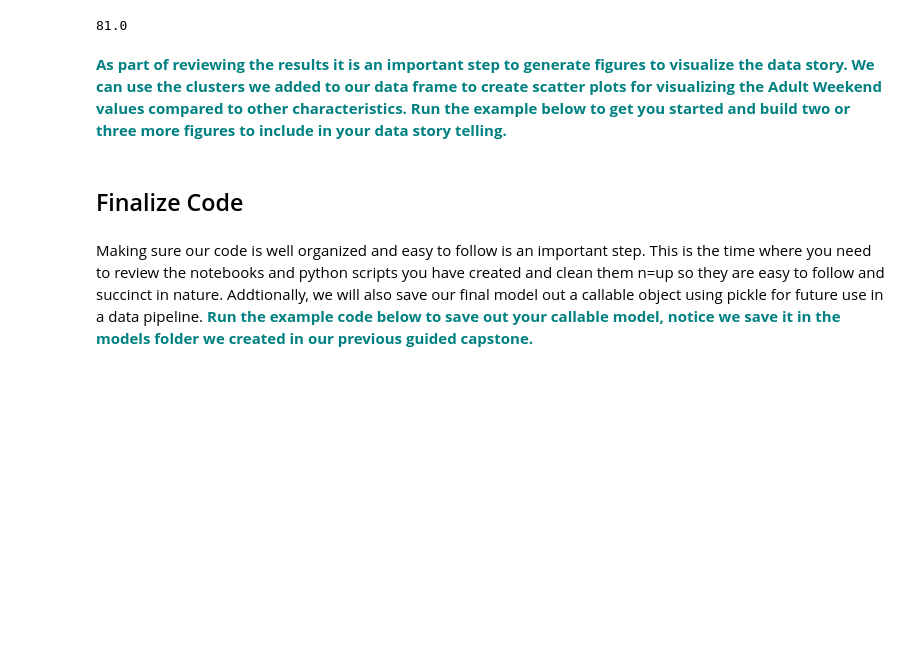
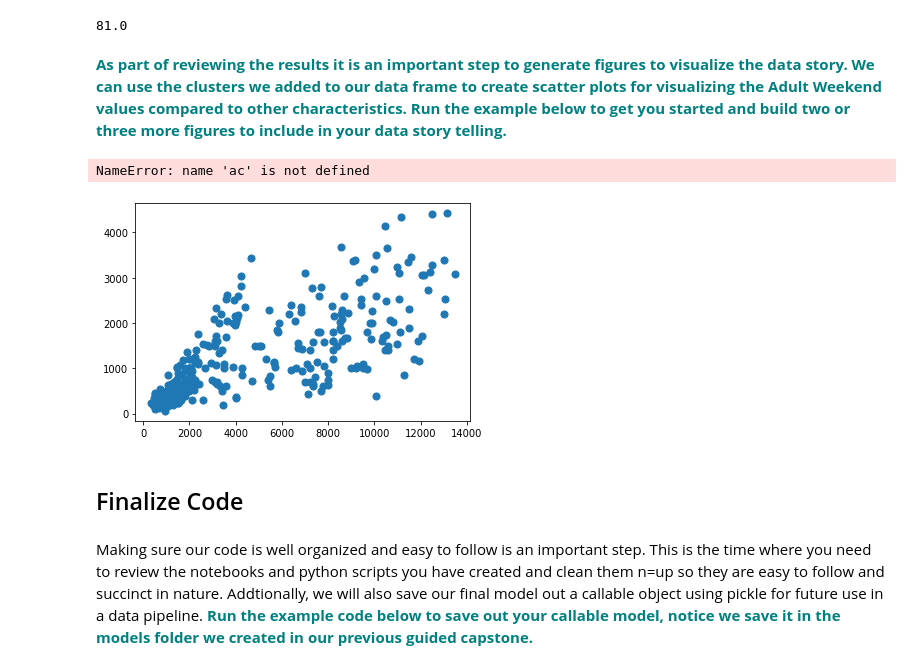
Before and after one commit to GabeGibitz/springboard, a Jupyter notebook: GuidedCapstone/notebooks/GuidedCapstoneStep6.ipynb, the cells around one changed output. Cells and saved outputs as stored; diff of their text form; code cells hidden in the pictures; blank space fills up the shorter version.

```diff
--- a/GuidedCapstone/notebooks/GuidedCapstoneStep6.ipynb
+++ b/GuidedCapstone/notebooks/GuidedCapstoneStep6.ipynb
@@ -245,12 +245,15 @@ print(df.loc['Whitefish Mountain Resort', 'AdultWeekend'])
 # %% [markdown]
 **<font color='teal'> As part of reviewing the results it is an important step to generate figures to visualize the data story. We can use the clusters we added to our data frame to create scatter plots for visualizing the Adult Weekend values compared to other characteristics. Run the example below to get you started and build two or three more figures to include in your data story telling.</font>**
 # %%
-plt.scatter(df['summit_elev'], df['vertical_drop'], c=df['clusters'], s=50, cmap='viridis', label ='clusters')
+plt.scatter(df['summit_elev'], df['vertical_drop'], s=50, cmap='viridis', label ='clusters')
 plt.scatter(ac['summit_elev'], ac['vertical_drop'], c='black', s=100)
 plt.xlabel('summit_elev')
 plt.ylabel('vertical_drop')
 plt.title('summit_elev by vertical_drop by cluster')
 plt.savefig('figures/fig1.png',bbox_inches='tight')
+# %% [output]
+NameError: name 'ac' is not defined
+[figure, added]
 # %% [markdown]
 ## Finalize Code
 # %% [markdown]
```
Also changed, not shown: parts of 13 cells of this notebook, 1 other file.
